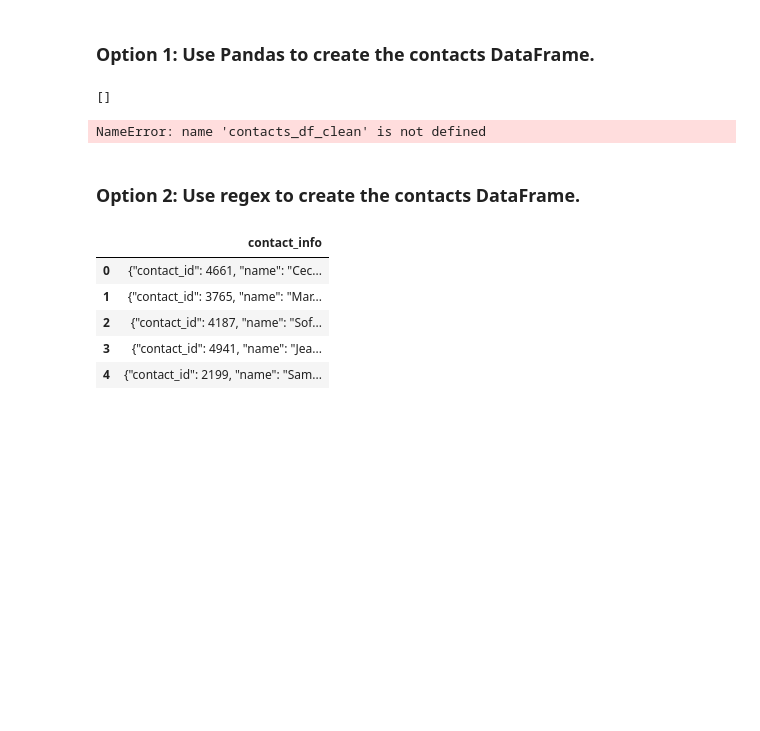
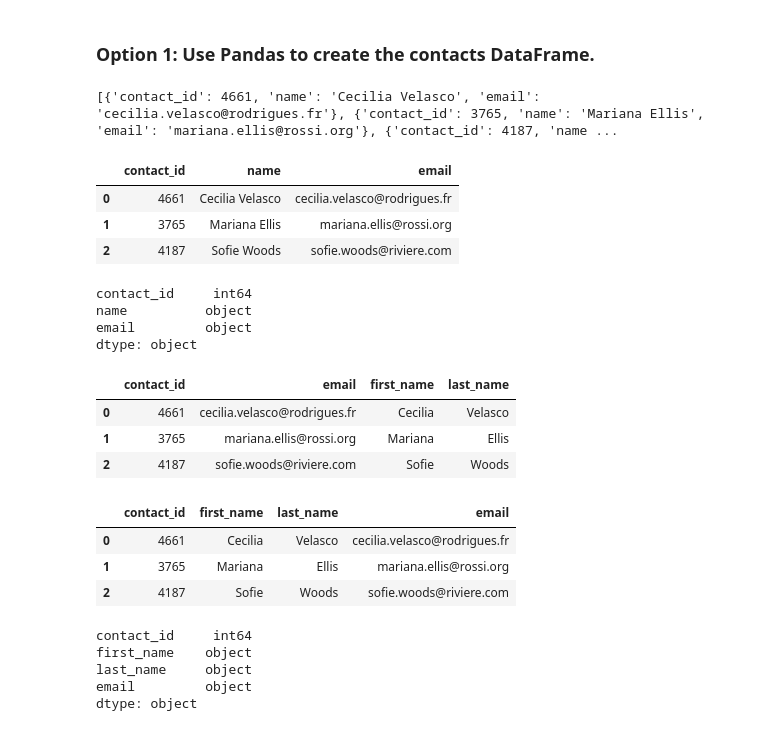
Before and after one commit to BigSuez/Crowdfunding_ETL, a Jupyter notebook: ETL_Mini_Project_BBosley_CMonsma.ipynb, the cells around one changed output. Saved outputs shown, nothing was run; the diff lists cells and outputs as text; code cells hidden in the pictures; blank space fills up the shorter version.

```diff
--- a/ETL_Mini_Project_BBosley_CMonsma.ipynb
+++ b/ETL_Mini_Project_BBosley_CMonsma.ipynb
@@ -338,44 +338,66 @@ contact_info_df.head()
 Then export the DataFrame as a `contacts.csv` CSV file.
 # %% [markdown]
 ### Option 1: Use Pandas to create the contacts DataFrame.
-# %%
-# Iterate through the contact_info_df and convert each row to a dictionary.
-import json
-dict_values = []
-
-
-# Print out the list of values for each row.
-print(dict_values)
-# %% [output]
-[]
+# %%
+import json
+dict_values = []
+
+
+for i, rows in contact_info_df.iterrows():
+    if i == 0:
+        pass
+    else:
+        dict_values.append(json.loads(rows[0]))
+print(dict_values)
+# %% [output]
+[{'contact_id': 4661, 'name': 'Cecilia Velasco', 'email': 'cecilia.velasco@rodrigues.fr'}, {'contact_id': 3765, 'name': 'Mariana Ellis', 'email': 'mariana.ellis@rossi.org'}, {'contact_id': 4187, 'name ...
 # %%
 # Create a contact_info DataFrame and add each list of values, i.e., each row
+contact_info = pd.DataFrame(dict_values)
+contact_info.head(3)
 # to the 'contact_id', 'name', 'email' columns.
+# %% [output]
+|  | contact_id | name | email |
+| 0 | 4661 | Cecilia Velasco | cecilia.velasco@rodrigues.fr |
+| 1 | 3765 | Mariana Ellis | mariana.ellis@rossi.org |
+| 2 | 4187 | Sofie Woods | sofie.woods@riviere.com |
 # %%
 # Check the datatypes.
+contact_info.dtypes
+# %% [output]
+contact_id     int64
+name          object
+email         object
+dtype: object
 # %%
 # Create a "first"name" and "last_name" column with the first and last names from the "name" column.
-
-
+contact_info[["first_name","last_name"]]=contact_info["name"].str.split(' ',expand=True)
 # Drop the contact_name column
+contact_info = contact_info.drop(columns="name")
+contact_info.head(3)
+# %% [output]
+|  | contact_id | email | first_name | last_name |
+| 0 | 4661 | cecilia.velasco@rodrigues.fr | Cecilia | Velasco |
+| 1 | 3765 | mariana.ellis@rossi.org | Mariana | Ellis |
+| 2 | 4187 | sofie.woods@riviere.com | Sofie | Woods |
 # %%
 # Reorder the columns
+contact_info = contact_info[["contact_id","first_name","last_name","email"]]
+contact_info.head(3)
+# %% [output]
+|  | contact_id | first_name | last_name | email |
+| 0 | 4661 | Cecilia | Velasco | cecilia.velasco@rodrigues.fr |
+| 1 | 3765 | Mariana | Ellis | mariana.ellis@rossi.org |
+| 2 | 4187 | Sofie | Woods | sofie.woods@riviere.com |
 # %%
 # Check the datatypes one more time before exporting as CSV file.
+contact_info.dtypes
+# %% [output]
+contact_id     int64
+first_name    object
+last_name     object
+email         object
+dtype: object
 # %%
 # Export the DataFrame as a CSV file.
-contacts_df_clean.to_csv("Resources/contacts.csv", encoding='utf8', index=False)
+contact_info.to_csv("Resources/contacts.csv", encoding='utf8', index=False)
-# %% [output]
-NameError: name 'contacts_df_clean' is not defined
-# %% [markdown]
-### Option 2: Use regex to create the contacts DataFrame.
-# %%
-contact_info_df_copy = contact_info_df.copy()
-contact_info_df_copy.head()
-# %% [output]
-|  | contact_info |
-| 0 | {"contact_id": 4661, "name": "Cec... |
-| 1 | {"contact_id": 3765, "name": "Mar... |
-| 2 | {"contact_id": 4187, "name": "Sof... |
-| 3 | {"contact_id": 4941, "name": "Jea... |
-| 4 | {"contact_id": 2199, "name": "Sam... |
```
Also changed, not shown: parts of 10 cells of this notebook, 1 other file.
